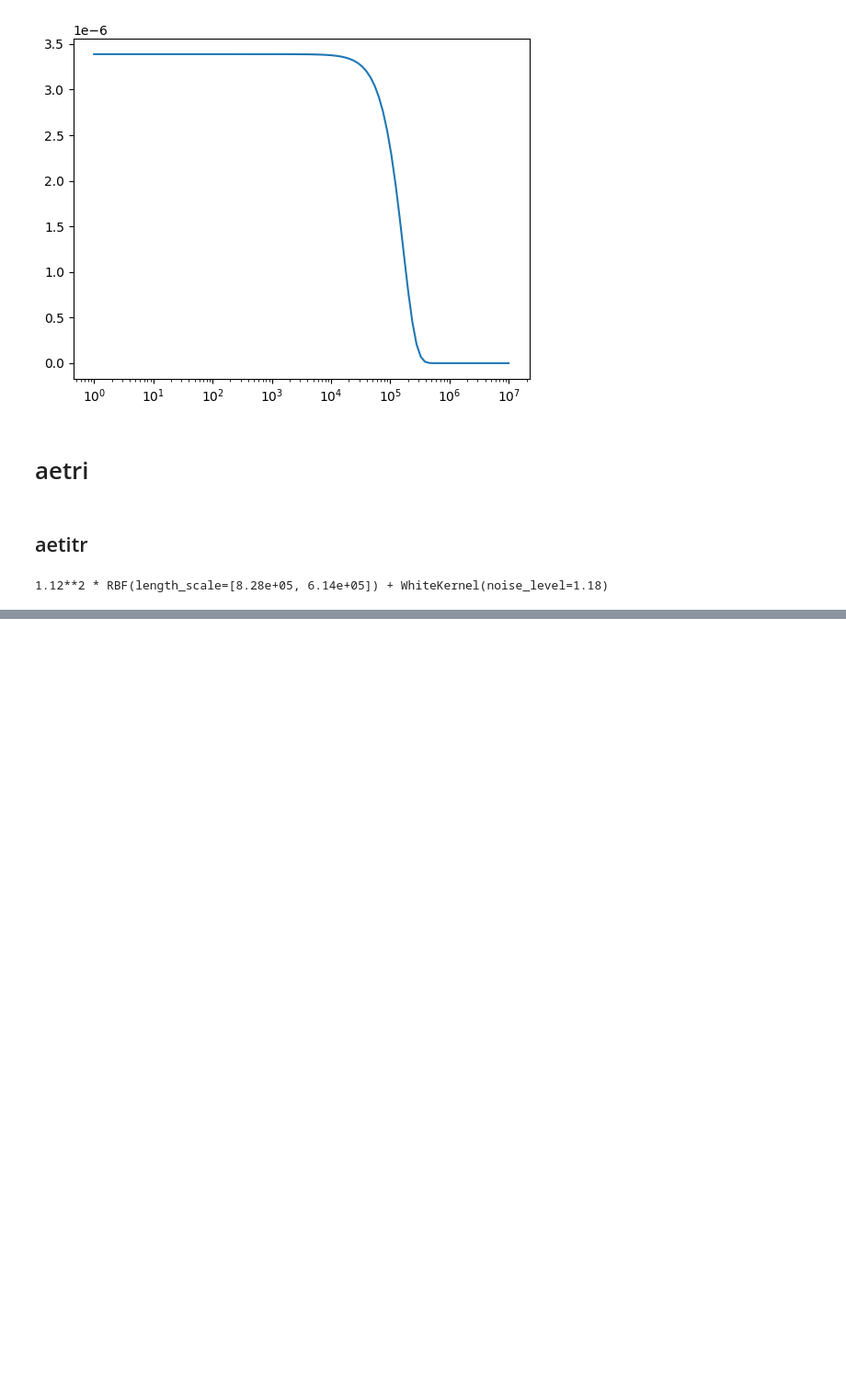
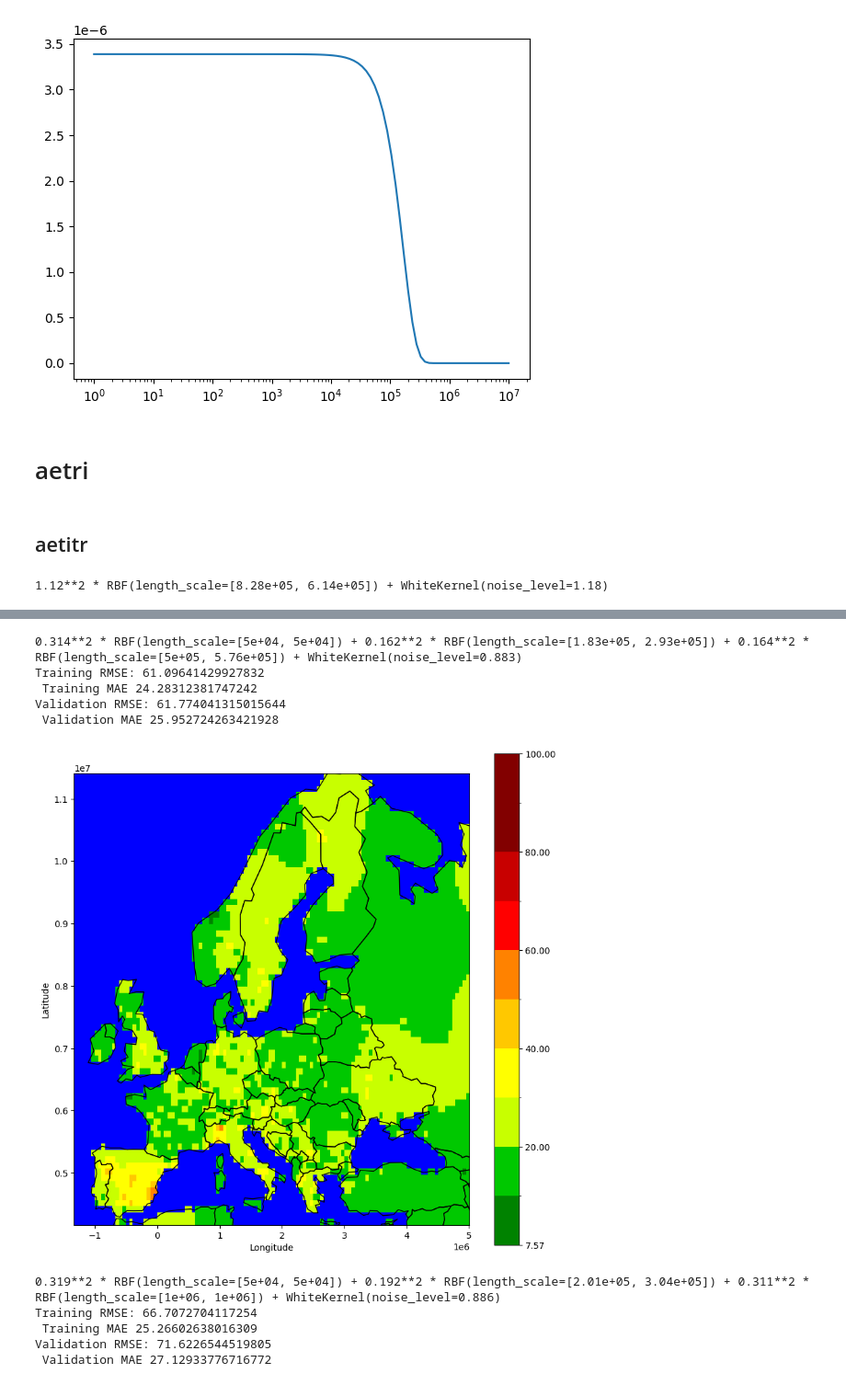
Before and after one commit to Hitchwiki/hitchmap-data, a Jupyter notebook: visualization/predictors/experimental.ipynb, the cells around one changed output, grey strips where cells are left out. Shown at 92% size. Saved outputs shown, nothing was run; the diff lists cells and outputs as text; code cells hidden in the pictures; blank space fills up the shorter version.

```diff
--- a/visualization/predictors/experimental.ipynb
+++ b/visualization/predictors/experimental.ipynb
@@ -94,24 +92,47 @@ AttributeError: partially initialized module 'charset_normalizer' has no attribu
 # %%
-regions = ['germany', 'germany']
+regions = ['europe', 'world']
 for region in regions:
     _, training, validation = get_from_region(region=region)
 
     X = training[["lon", "lat"]].values
     y = training["wait"].values
 
-
     log_transformer = get_log_transformer()
     y_transformed = log_transformer.fit_transform(y)
 
     sigma = np.std(y_transformed)
 
-    kernel = ConstantKernel(constant_value=sigma**2, constant_value_bounds="fixed") * RBF(
-        length_scale=[1e5, 1e5],
-        length_scale_bounds=[(1e4, 1e6), (1e4, 1e6)],
-    ) + WhiteKernel(noise_level_bounds=(1e-1, 1e1))
+    rbf = RBF(
+        length_scale=[5e4, 5e4], length_scale_bounds=(5e4, 1e5)
+    )
+    rbf2 = RBF(
+        length_scale=[1e5, 1e5], length_scale_bounds=(1e5, 5e5)
+    )
+    rbf3 = RBF(
+        length_scale=[5e5, 5e5], length_scale_bounds=(5e5, 1e6)
+    )
+
+    kernel = (
+        ConstantKernel(constant_value=sigma**2, constant_value_bounds=(1e-2, 1e1)) * rbf
+        + ConstantKernel(constant_value=sigma**2, constant_value_bounds=(1e-2, 1e2)) * rbf2
+        + ConstantKernel(constant_value=sigma**2, constant_value_bounds=(1e-2, 1e2)) * rbf3
+        + WhiteKernel(noise_level=1.05e0, noise_level_bounds=(1e-1, 1e1))
+    )
 
 
     gpr = get_optimized_gpr(kernel, X, y)
     print(gpr.regressor_.kernel_)
     evaluate(gpr, train=training, validation=validation)
     map_from_model(gpr, region=region)
+# %% [output]
+0.314**2 * RBF(length_scale=[5e+04, 5e+04]) + 0.162**2 * RBF(length_scale=[1.83e+05, 2.93e+05]) + 0.164**2 * RBF(length_scale=[5e+05, 5.76e+05]) + WhiteKernel(noise_level=0.883)
+Training RMSE: 61.09641429927832
+ Training MAE 24.28312381747242
+Validation RMSE: 61.774041315015644
+ Validation MAE 25.952724263421928
+[figure, added]
+0.319**2 * RBF(length_scale=[5e+04, 5e+04]) + 0.192**2 * RBF(length_scale=[2.01e+05, 3.04e+05]) + 0.311**2 * RBF(length_scale=[1e+06, 1e+06]) + WhiteKernel(noise_level=0.886)
+Training RMSE: 66.7072704117254
+ Training MAE 25.26602638016309
+Validation RMSE: 71.6226544519805
+ Validation MAE 27.12933776716772
```
Also changed, not shown: parts of 1 cell of this notebook, 4 other files.
